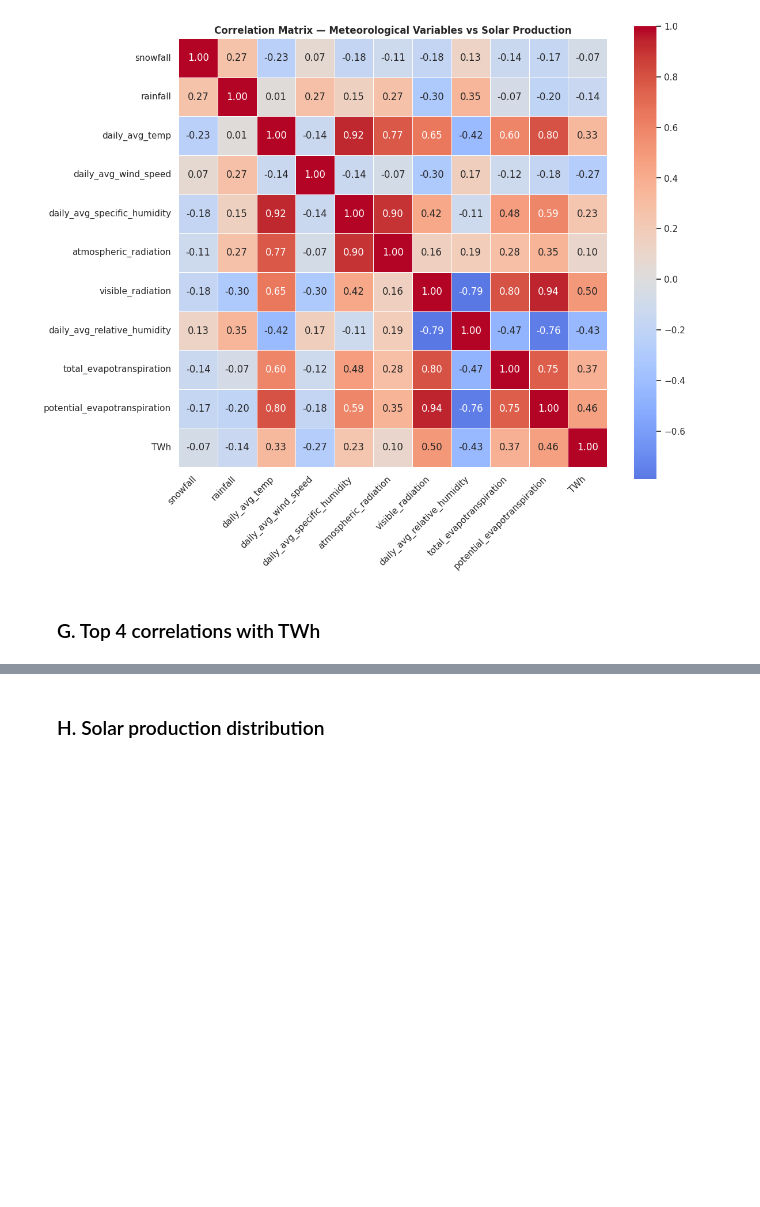
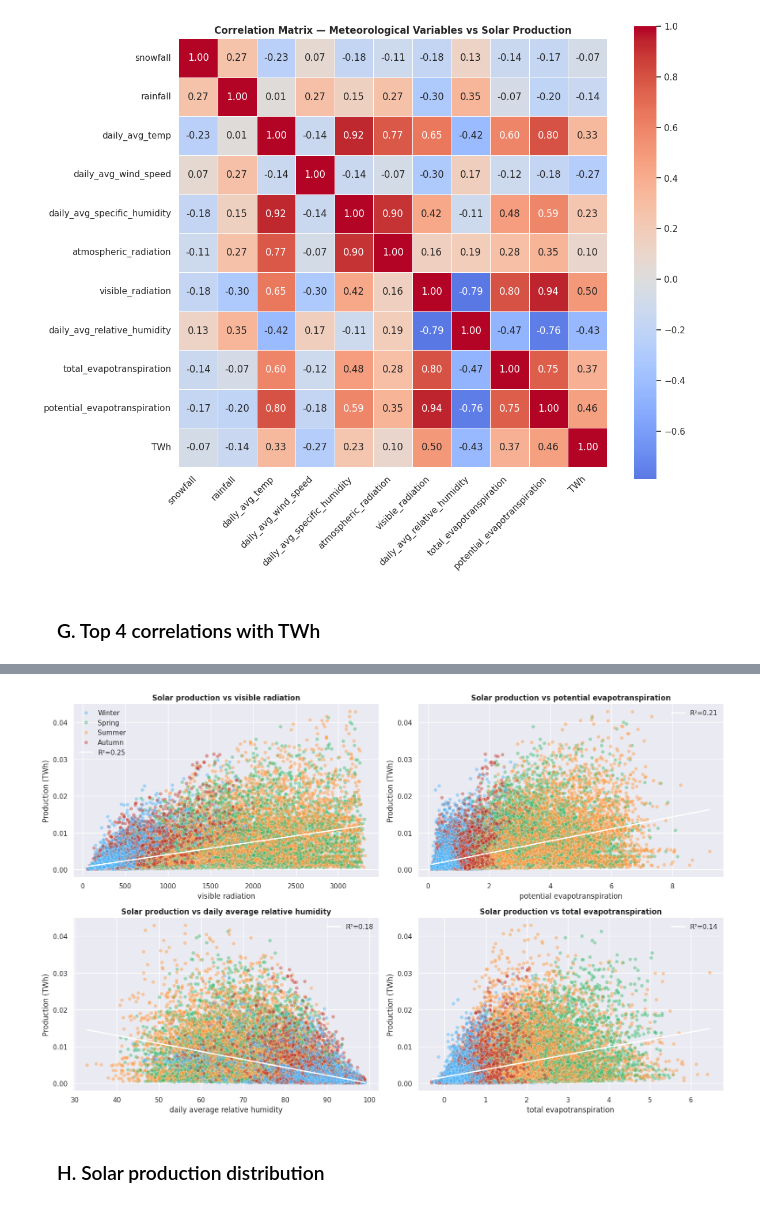
Before and after one commit to Gargamelch/Solar_Production, a Jupyter notebook: solar_production v12.ipynb, the cells around one changed output, grey strips where cells are left out. Saved outputs shown, nothing was run; the diff lists cells and outputs as text; code cells hidden in the pictures; blank space fills up the shorter version.

```diff
--- a/solar_production v12.ipynb
+++ b/solar_production v12.ipynb
@@ -835,3 +803,62 @@ plt.show()
+# %%
+# Function to translate date into season
+def get_season(date):
+    m = date.month
+    d = date.day
+    if (m == 12 and d >= 21) or m in [1, 2] or (m == 3 and d < 20):
+        return 'Winter'
+
+    elif (m == 3 and d >= 20) or m in [4, 5] or (m == 6 and d < 21):
+        return 'Spring'
+
+    elif (m == 6 and d >= 21) or m in [7, 8] or (m == 9 and d < 23):
+        return 'Summer'
+
+    else:
+        return 'Autumn'
+
+season_palette = {
+    'Winter': "#3CACF7",
+    'Spring': "#25B360",
+    'Summer': "#FF8F2D",
+    'Autumn': "#BB2515",
+}
+
+solar_prod_season_df = solar_prod_df.copy()
+corr = solar_prod_season_df[meteo_cols].corr()
+solar_prod_season_df['Season'] = solar_prod_season_df['date'].apply(get_season)
+# Keep the top 4 correlated variables with TWh
+top_corr = corr['TWh'].drop('TWh').abs().sort_values(ascending=False).head(4).index.tolist()
+
+fig, axes = plt.subplots(2, 2, figsize=(16, 10))
+axes = axes.flatten()
+
+
+for i, col in enumerate(top_corr):
+    sns.scatterplot(
+        data=solar_prod_season_df,
+        x=col,
+        y='TWh',
+        hue='Season',
+        hue_order=['Winter', 'Spring', 'Summer', 'Autumn'],
+        palette=season_palette,
+        alpha=0.4,
+        ax=axes[i],
+        legend=(i == 0)
+    )
+    x_clean = solar_prod_season_df[[col, 'TWh']].dropna()
+    slope, intercept, r, *_ = stats.linregress(x_clean[col], x_clean['TWh'])
+    x_range = np.linspace(x_clean[col].min(), x_clean[col].max(), 100)
+    axes[i].plot(x_range, slope * x_range + intercept, color='white', linewidth=2, label=f'R²={r**2:.2f}')
+    axes[i].legend(frameon=False)
+    axes[i].set_title(f'Solar production vs {col.replace("_", " ").replace("avg", "average")}', fontweight='bold')
+    axes[i].set_xlabel(f'{col.replace("_", " ").replace("avg", "average")}')
+    axes[i].set_ylabel('Production (TWh)')
+
+plt.tight_layout()
+plt.show()
+# %% [output]
+[figure, added]
 # %% [markdown]
 ### &nbsp;&nbsp;&nbsp; H. Solar production distribution
 # %%
```
Also changed, not shown: parts of 1 cell of this notebook, 33 other files.
